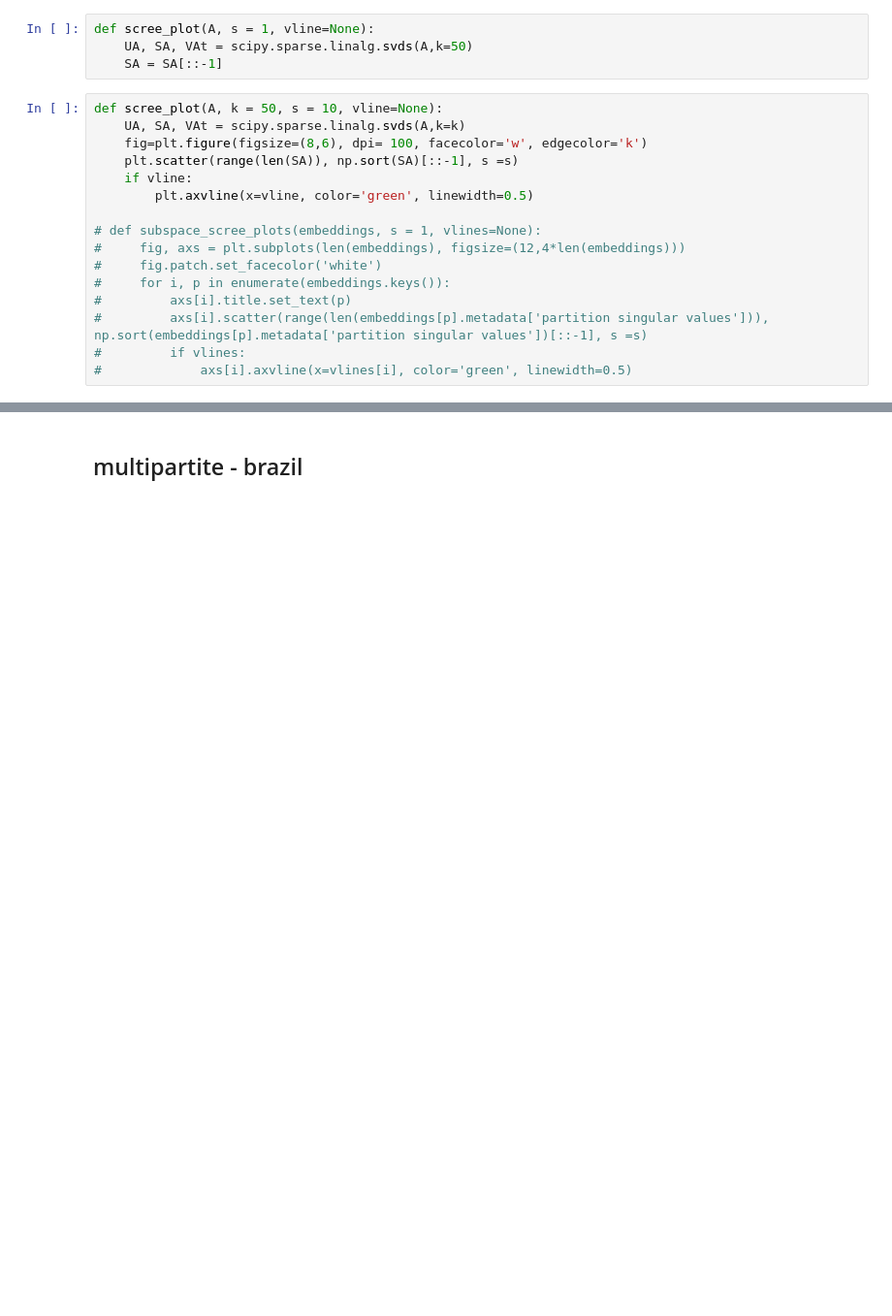
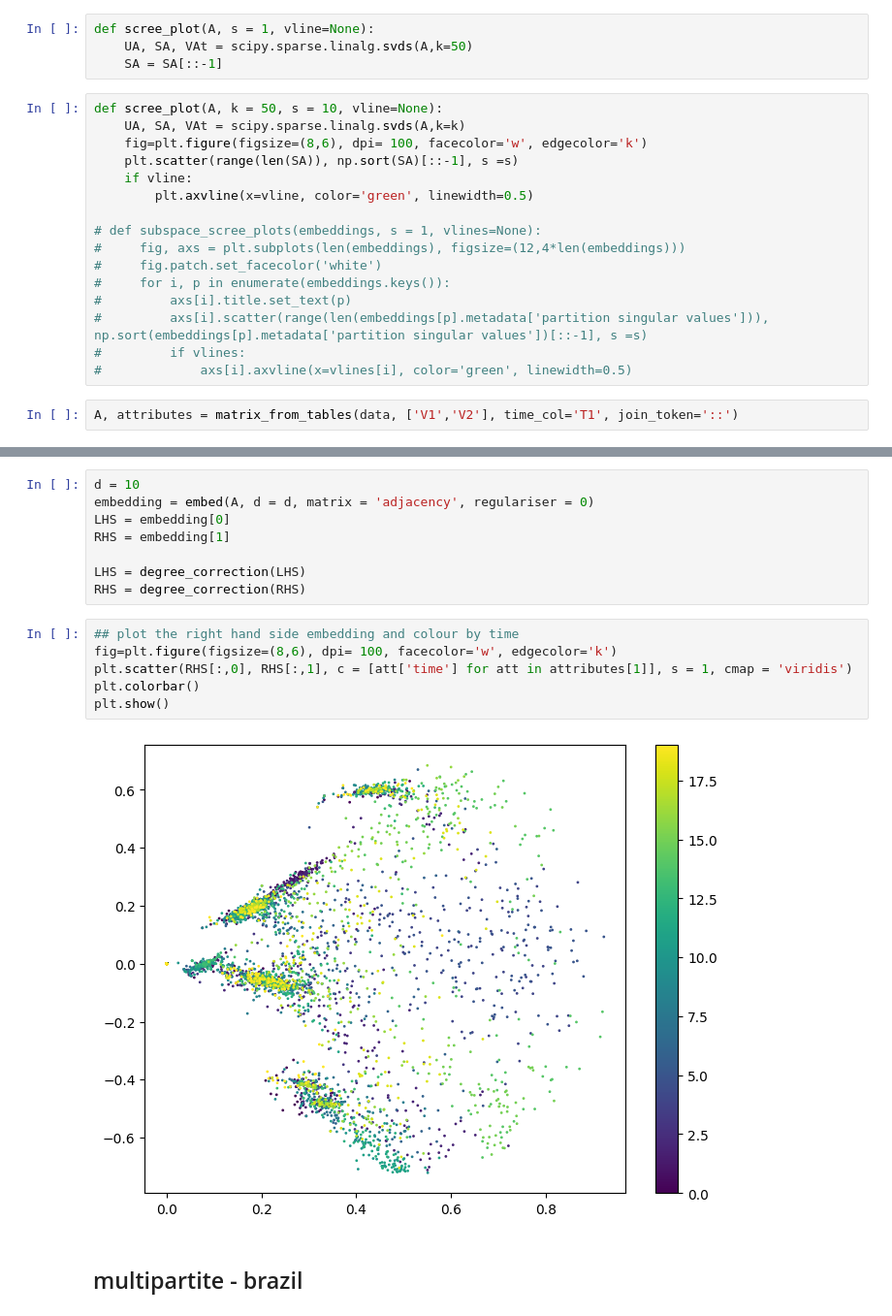
Before and after one commit to anniegray52/relastat, a Jupyter notebook: general.ipynb, the cells around one changed output, grey strips where cells are left out. Shown at 97% size. Drawn from its saved outputs; the diff is of its cells as text; blank space fills up the shorter version.

```diff
--- a/general.ipynb
+++ b/general.ipynb
@@ -661,3 +614,5 @@ def scree_plot(A, k = 50, s = 10, vline=None):
 #         axs[i].scatter(range(len(embeddings[p].metadata['partition singular values'])), np.sort(embeddings[p].metadata['partition singular values'])[::-1], s =s)
 #         if vlines:
 #             axs[i].axvline(x=vlines[i], color='green', linewidth=0.5)
+# %%
+A, attributes = matrix_from_tables(data, ['V1','V2'], time_col='T1', join_token='::')
@@ -666,5 +624,21 @@ scree_plot(A, k = 50,s = 10, vline=10)
 # %% [output]
 [figure]
+# %%
+d = 10
+embedding = embed(A, d = d, matrix = 'adjacency', regulariser = 0)
+LHS = embedding[0]
+RHS = embedding[1]
+
+LHS = degree_correction(LHS)
+RHS = degree_correction(RHS)
+# %%
+## plot the right hand side embedding and colour by time
+fig=plt.figure(figsize=(8,6), dpi= 100, facecolor='w', edgecolor='k')
+plt.scatter(RHS[:,0], RHS[:,1], c = [att['time'] for att in attributes[1]], s = 1, cmap = 'viridis')
+plt.colorbar()
+plt.show()
+# %% [output]
+[figure, added]
 # %% [markdown]
 ## multipartite - brazil
 # %% [markdown]
```
Also changed, not shown: parts of 18 cells of this notebook, 2 other files.
